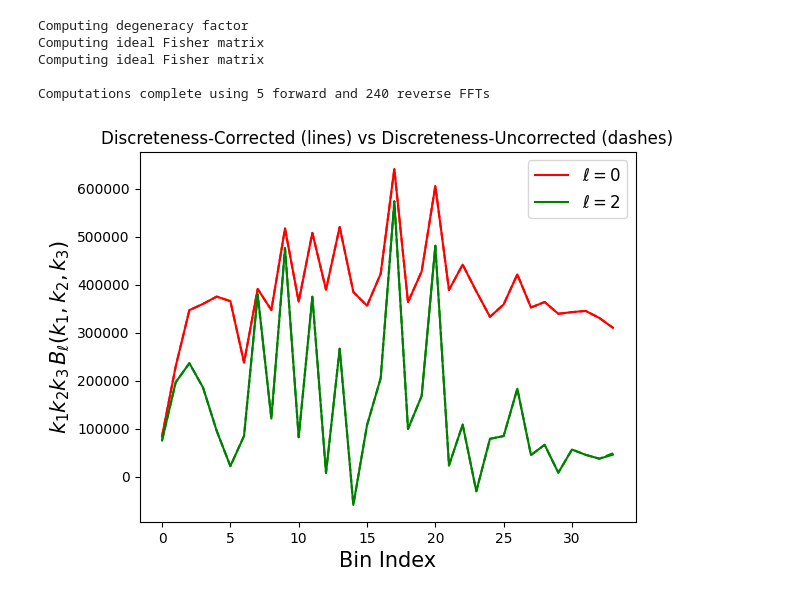
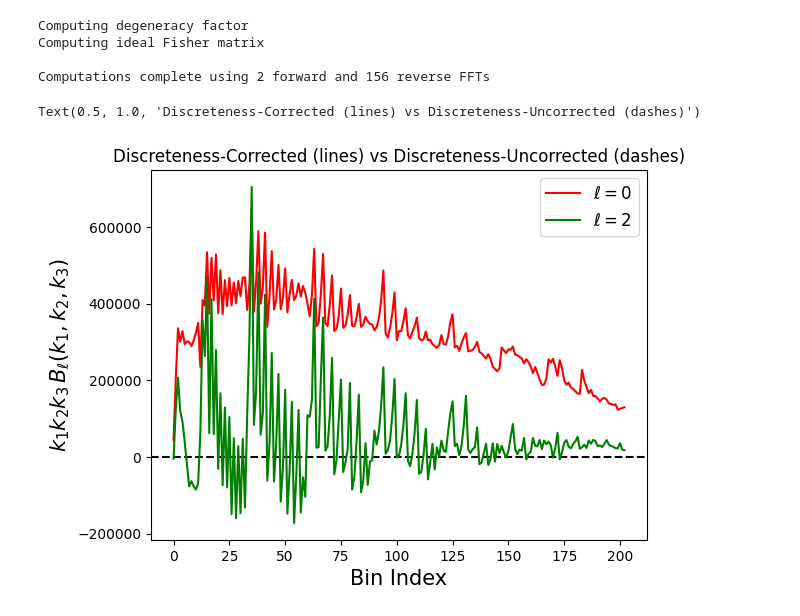
Before and after one commit to maho3/matts_tests, a Jupyter notebook: implement_polybin.ipynb, the cells around one changed output. Drawn from its saved outputs; the diff is of its cells as text; code cells hidden in the pictures.

```diff
--- a/implement_polybin.ipynb
+++ b/implement_polybin.ipynb
@@ -32,9 +50,7 @@ def MAz(pos, vel, L, N, cosmo, z, MAS='CIC', axis=0):
     RSL.pos_redshift_space(pos, vel, L, cosmo.H(z).value/cosmo.h, z, axis)
     return MA(pos, L, N, MAS)
 # %%
-Lbox = 3000
-Nbox = 384
-MAS = 'TSC'
+
 # field = MA(pos, Lbox, Nbox, MAS)
 field = MAz(pos, vel, Lbox, Nbox, cosmo, 0.5, MAS, axis=2)
 # %%
@@ -59,7 +75,7 @@ base = pb.PolyBin3D(
     # backend for performing FFTs ('mkl' or 'fftw' for cpu, 'jax' for gpu)
     backend='fftw',
     # number of CPUs for performing FFTs (does not apply to jax computations)
-    nthreads=31,
+    nthreads=1,
     # line-of-sight [global = z-axis, local = relative to pair]
     sightline='global',
 )
@@ -74,7 +90,9 @@ base = pb.PolyBin3D(
 # Using FFTW backend
 # %%
 # Define some k-bins and ell_max
-k_edges = np.arange(0.01, 0.4, 0.01)
+kmin = 2*np.pi/Lbox
+kmax = Nbox*np.pi/Lbox
+k_edges = np.arange(kmin, kmax, 2*kmin)
 lmax = 4
 
 # Load the power spectrum class
@@ -115,9 +129,7 @@ plt.legend()
 
 
 # Define some k-bins and ell_max
-k_edges = np.arange(0.01, 0.20, 0.03)
-# add extra high-k bins for squeezed triangles
-k_edges_squeeze = np.arange(0.01, 0.2, 0.03)
+k_edges = np.arange(kmin, kmax, 5*kmin)
 lmax = 2
 
 # Load the bispectrum class
@@ -128,7 +140,7 @@ bspec = pb.BSpec(
     applySinv=None,
     mask=None,  # real-space mask
     lmax=lmax,  # maximum Legendre multipole
-    k_bins_squeeze=k_edges_squeeze,  # squeezed bins
+    k_bins_squeeze=None,  # squeezed bins
     # whether to include bins whose centers do not satisfy triangle conditions
     include_partial_triangles=False,
     # use the same P_fid as the base class. If Pk_fid = None, we don't apply any weighting.
@@ -154,7 +162,7 @@ Text(0, 0.5, '$k_i$')
 # %%
 # Compute the ideal bispectrum with and without the discretess correction
 bk_corr = bspec.Bk_ideal(field, discreteness_correction=True)
-bk_uncorr = bspec.Bk_ideal(field, discreteness_correction=False)
+# bk_uncorr = bspec.Bk_ideal(field, discreteness_correction=False)
 
 # Print number of FFTs used for diagnostics
 print("\nComputations complete using %d forward and %d reverse FFTs" %
@@ -162,20 +170,21 @@ print("\nComputations complete using %d forward and %d reverse FFTs" %
 # %% [output]
 Computing degeneracy factor
 Computing ideal Fisher matrix
-Computing ideal Fisher matrix
 
-Computations complete using 5 forward and 240 reverse FFTs
+Computations complete using 2 forward and 156 reverse FFTs
 # %%
 cs = ['r', 'g']
 weight = k123.prod(axis=0)
+plt.axhline(0, color='k', ls='--')
 for l in range(0, lmax+1, 2):
     plt.plot(weight*bk_corr['b%d' % l], c=cs[l//2], label=r'$\ell=%d$' % l)
-    plt.plot(weight*bk_uncorr['b%d' % l], c=cs[l//2], ls='--')
+    # plt.plot(weight*bk_uncorr['b%d' % l], c=cs[l//2], ls='--')
 plt.xlabel(r'Bin Index', fontsize=15)
 plt.ylabel(r'$k_1k_2k_3\,B_\ell(k_1,k_2,k_3)$', fontsize=15)
 plt.legend(fontsize=12)
 plt.title(
     'Discreteness-Corrected (lines) vs Discreteness-Uncorrected (dashes)', fontsize=12)
 # %% [output]
+Text(0.5, 1.0, 'Discreteness-Corrected (lines) vs Discreteness-Uncorrected (dashes)')
-[figure, old version]
+[figure, new version]
 # %%
```
Also changed, not shown: parts of 31 cells of this notebook.
